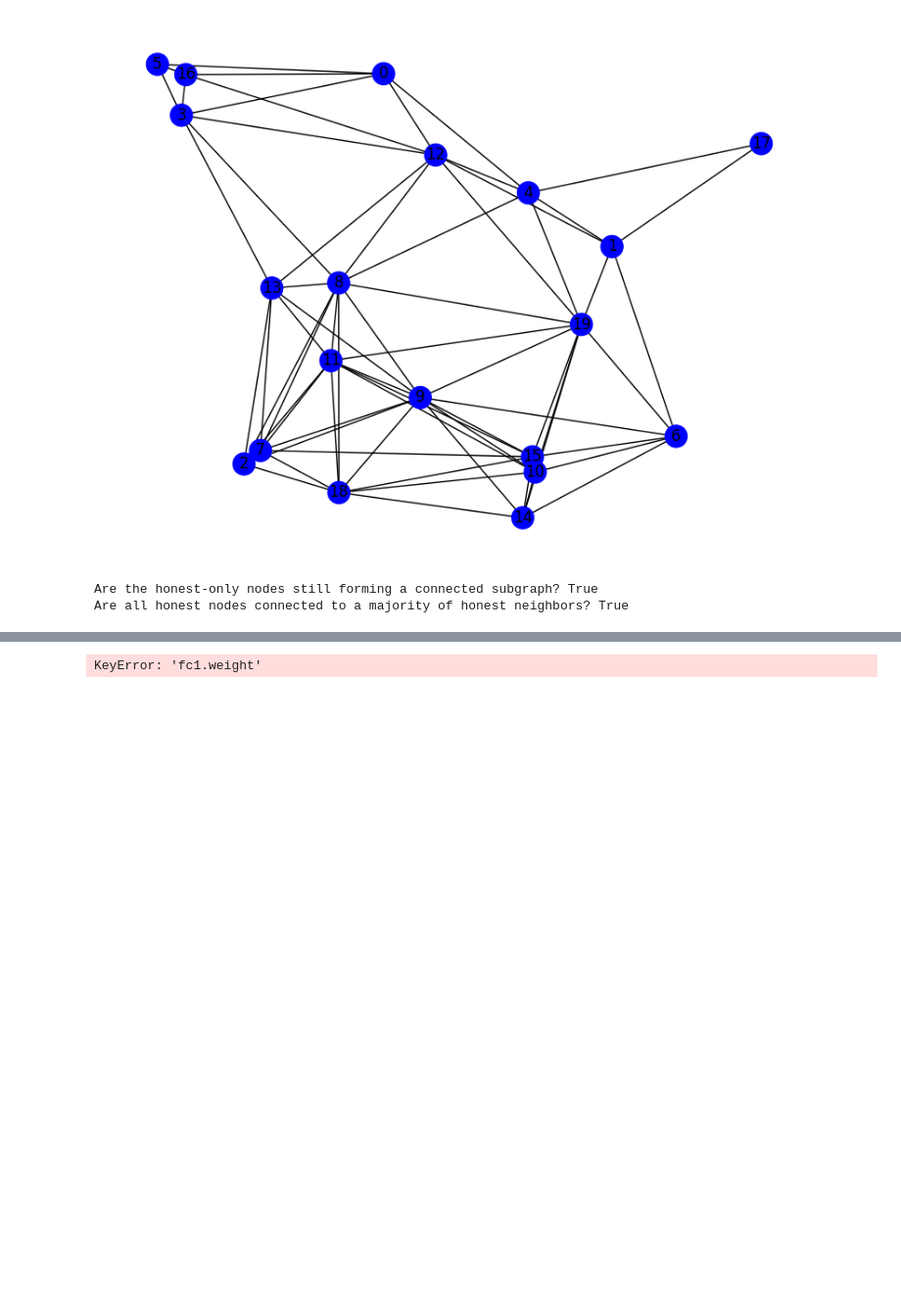
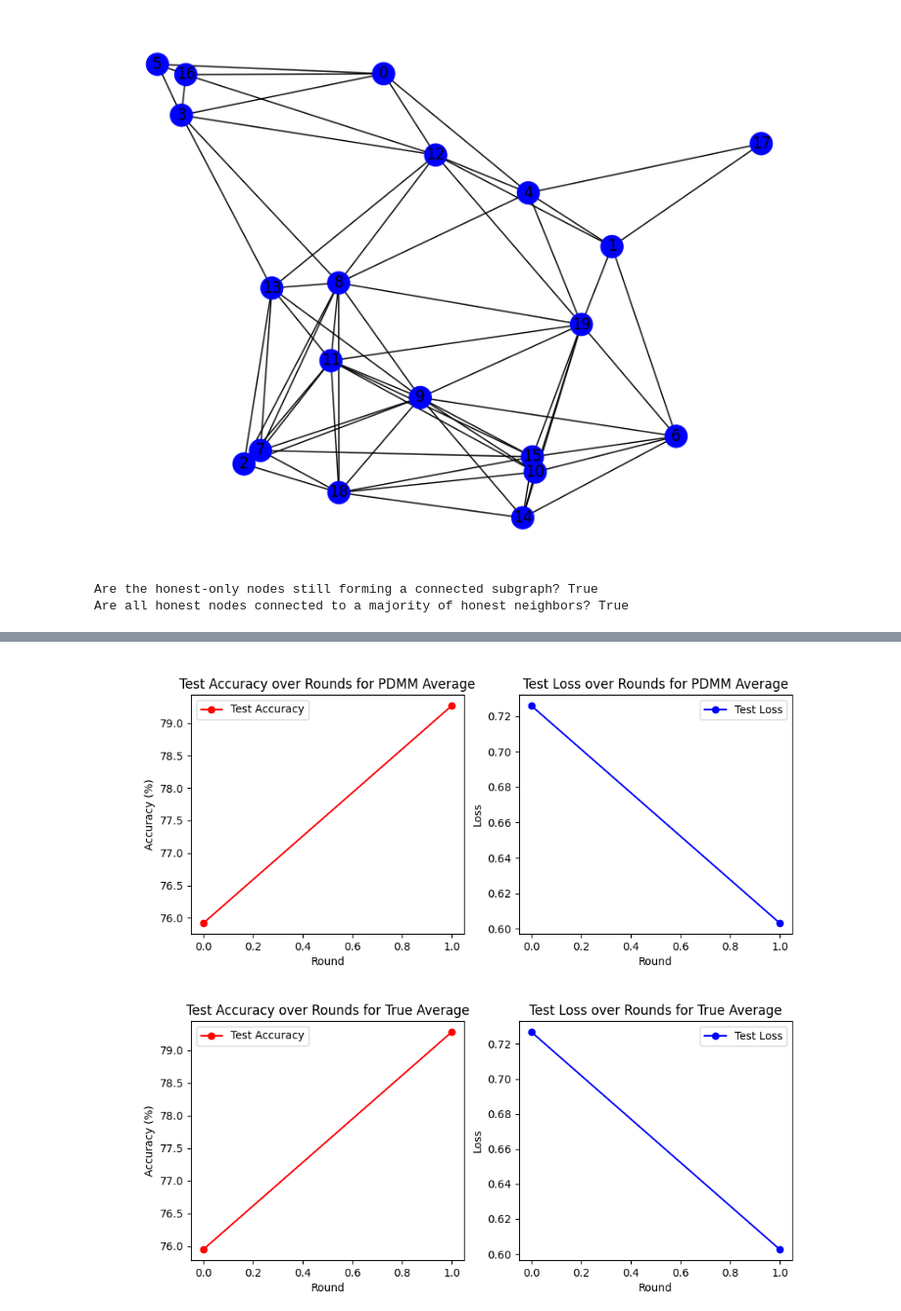
Before and after one commit to Zare2001/Fedora_Hat, a Jupyter notebook: DFL2LayerMLP.ipynb, the cells around one changed output, grey strips where cells are left out. Shown: that part at 98% size. Saved outputs shown, nothing was run; the diff lists cells and outputs as text; code cells hidden in the pictures; blank space fills up the shorter version.

```diff
--- a/DFL2LayerMLP.ipynb
+++ b/DFL2LayerMLP.ipynb
@@ -836,17 +857,18 @@ if PrivacyMethod != 2:
         test_losses3 = []
         test_accuracies3 = []
         local_models = copy.deepcopy(local_intialized_models)
+        local_grads  = [None] * num_clients
+
         print(f"\n--- Doing noise level {noise_STD} with {num_rounds} rounds---")
         for round in range(num_rounds):
             print(f'\n--- Round {round+1} of {num_rounds} ---')
 
             # Each client trains on its local data
             # local_models = [None] * num_clients
-
             # print(local_models)
             for client_idx in range(num_clients):
                 print(f'\nClient {client_idx+1}/{num_clients} training on local data...')
-                local_models[client_idx]= train_local_model(client_datasets[client_idx], local_models[client_idx], num_epochs)
+                local_models[client_idx], local_grads[client_idx]= train_local_model(client_datasets[client_idx], local_models[client_idx], num_epochs)
 
             Local_models_trained = copy.deepcopy(local_models)
             Local_models_trained = local_models.copy()
@@ -856,7 +878,7 @@ if PrivacyMethod != 2:
             global_model2 = aggregate_models2(Local_models_trained, input_size, hidden_size, num_classes, true_nodes)
             global_model22 = aggregate_models2(Local_models_trained, input_size, hidden_size, num_classes, all_nodes)
 
-            Local_models_trained, PDMM_error, mask_history = aggregate_models(global_model2, Local_models_trained, G, tolerance, c, max_iters, rejection_threshold, K_decision, averaging, when, CorruptValue, true_nodes, False, noise_STD, PrivacyMethod, 0, learning_rate)
+            Local_models_trained, PDMM_error, mask_history = aggregate_models(global_model2, Local_models_trained, G, tolerance, c, max_iters, rejection_threshold, K_decision, averaging, when, CorruptValue, true_nodes, False, noise_STD, PrivacyMethod, 0, learning_rate, local_grads)
             # print(global_model)
 
             # Calculate edges for metrics
@@ -1009,7 +1031,7 @@ if PrivacyMethod == 2:
             global_model2 = aggregate_models2(Local_models_trained, input_size, hidden_size, num_classes, true_nodes)
             global_model22 = aggregate_models2(Local_models_trained, input_size, hidden_size, num_classes, all_nodes)
 
-            Local_models_trained, PDMM_error, mask_history = aggregate_models(global_model2, Local_models_trained, G, tolerance, c, max_iters, rejection_threshold, K_decision, averaging, when, CorruptValue, true_nodes, False, 0, PrivacyMethod, p, learning_rate)
+            Local_models_trained, PDMM_error, mask_history = aggregate_models(global_model2, Local_models_trained, G, tolerance, c, max_iters, rejection_threshold, K_decision, averaging, when, CorruptValue, true_nodes, False, 0, PrivacyMethod, p, learning_rate, local_grads)
             # print(global_model)
 
             # Calculate edges for metrics
@@ -1150,4 +1172,5 @@ Epoch [5/5], Loss: 0.7521
-KeyError: 'fc1.weight'
+[figure, added]
+[figure, added]
 # %%
 for round in range(num_rounds):
     plot_combined_metrics(results[round], round, typeAttack, PrivacyMethod, save)
```
Also changed, not shown: parts of 6 cells of this notebook.
